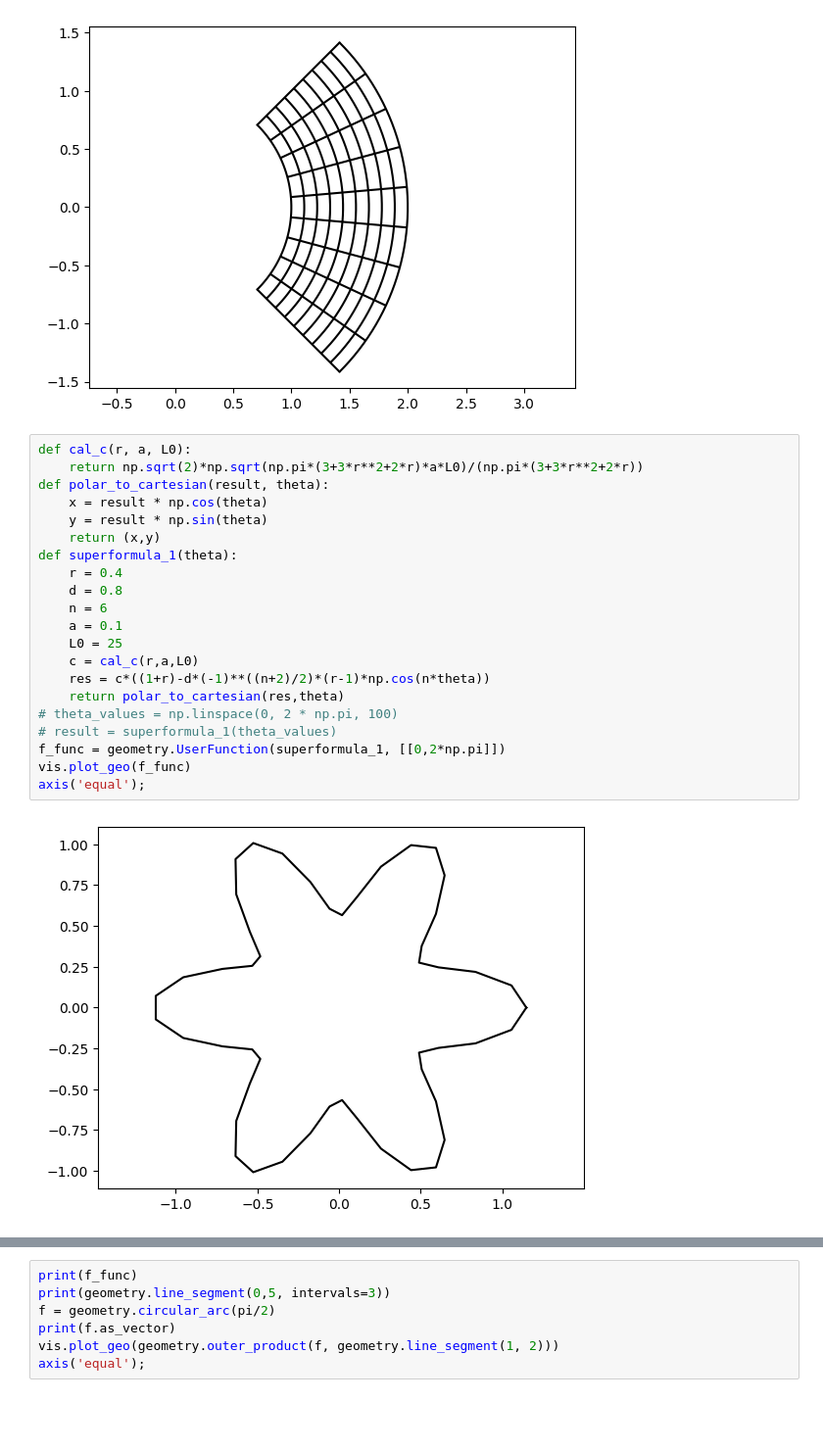
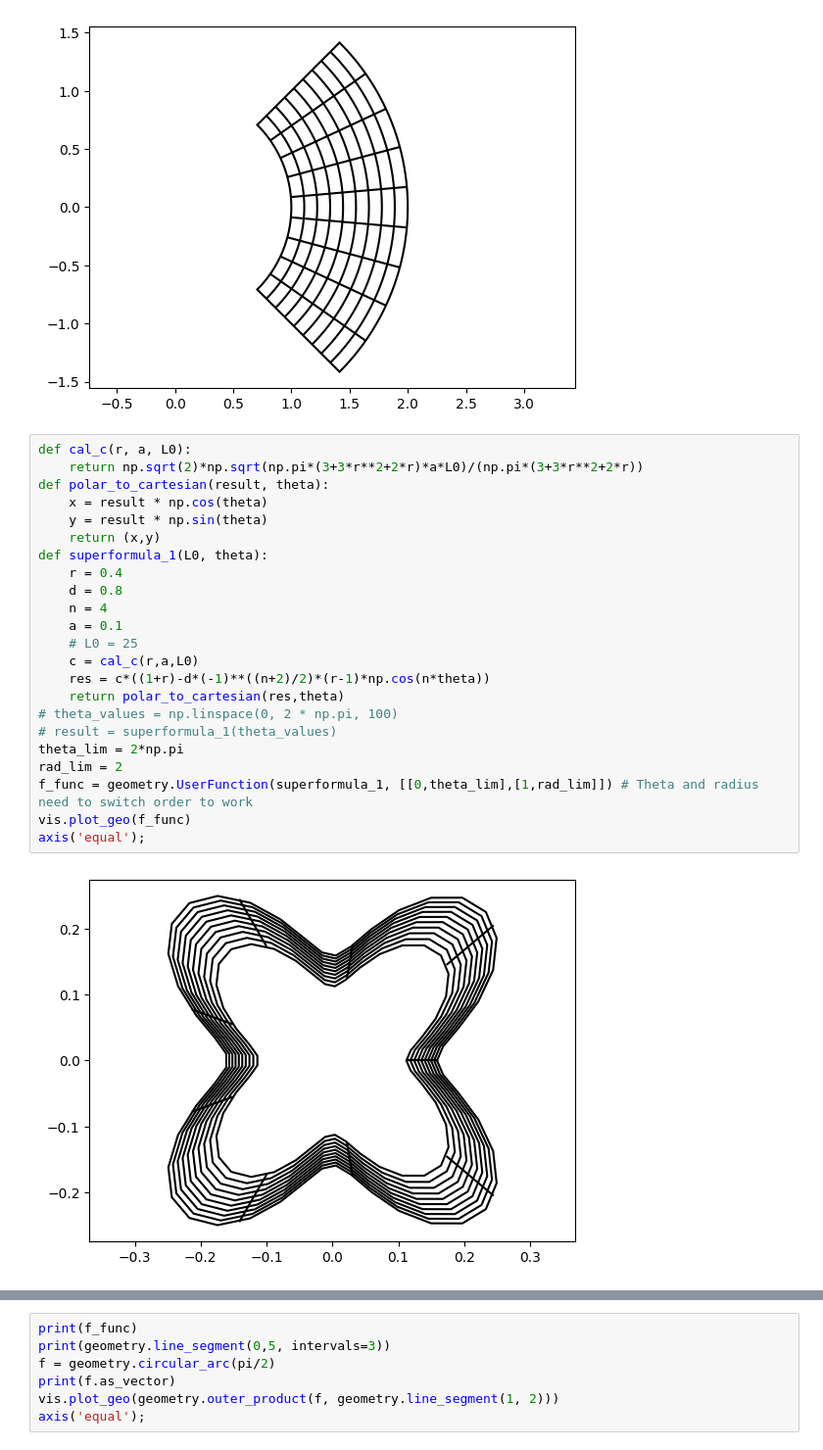
Before and after one commit to kevin866/pyiga, a Jupyter notebook: notebooks/super.ipynb, the cells around one changed output, grey strips where cells are left out. Shown at 98% size. Saved outputs shown, nothing was run; the diff lists cells and outputs as text; blank space fills up the shorter version.

Commit message:
rough mesh generated still need to perfect it

```diff
--- a/notebooks/super.ipynb
+++ b/notebooks/super.ipynb
@@ -90,23 +90,25 @@ axis('equal');
 # %%
 def cal_c(r, a, L0):
     return np.sqrt(2)*np.sqrt(np.pi*(3+3*r**2+2*r)*a*L0)/(np.pi*(3+3*r**2+2*r))
 def polar_to_cartesian(result, theta):
     x = result * np.cos(theta)
     y = result * np.sin(theta)
     return (x,y)
-def superformula_1(theta):
+def superformula_1(L0, theta):
     r = 0.4
     d = 0.8
-    n = 6
+    n = 4
     a = 0.1
-    L0 = 25
+    # L0 = 25
     c = cal_c(r,a,L0)
     res = c*((1+r)-d*(-1)**((n+2)/2)*(r-1)*np.cos(n*theta))
     return polar_to_cartesian(res,theta)
 # theta_values = np.linspace(0, 2 * np.pi, 100)
 # result = superformula_1(theta_values)
-f_func = geometry.UserFunction(superformula_1, [[0,2*np.pi]])
+theta_lim = 2*np.pi
+rad_lim = 2
+f_func = geometry.UserFunction(superformula_1, [[0,theta_lim],[1,rad_lim]]) # Theta and radius need to switch order to work
 vis.plot_geo(f_func)
 axis('equal');
 # %% [output]
-[figure, old version]
+[figure, new version]
```
Also changed, not shown: parts of 4 cells of this notebook, 6 other files.
